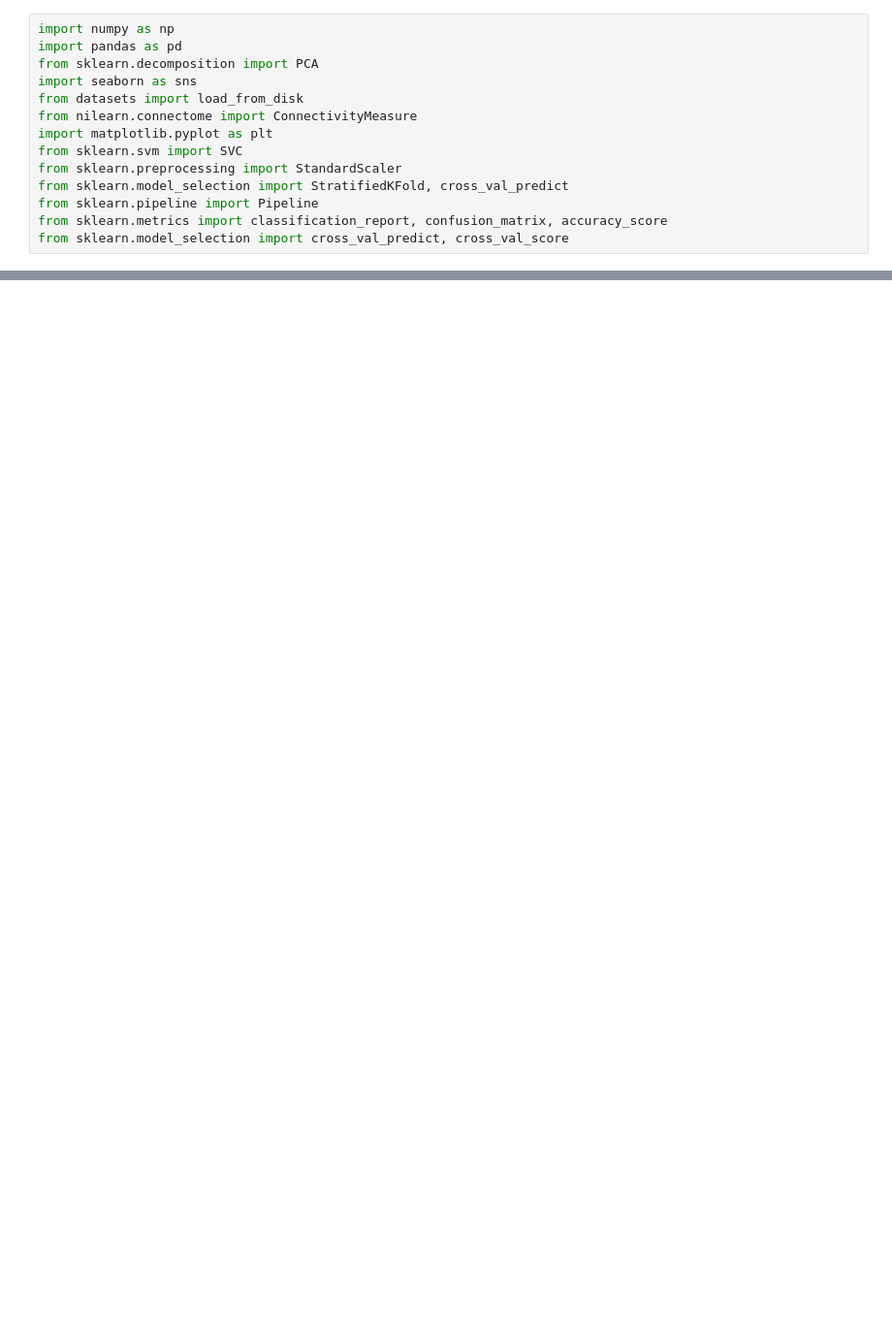
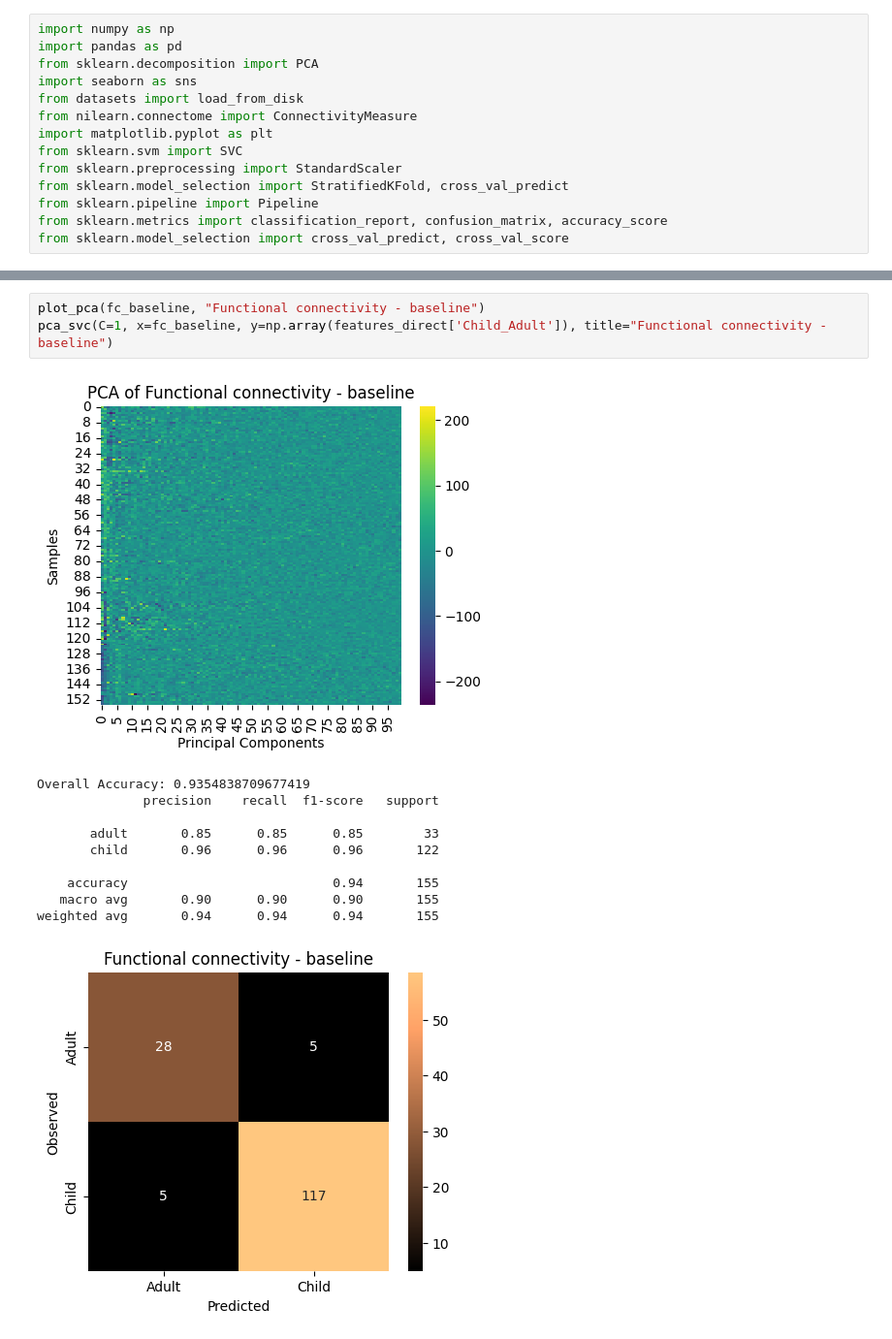
Before and after one commit to htwangtw/hfplayground, a Jupyter notebook: notebooks/inference_finetune_vs_direct.ipynb, the cells around one changed output, grey strips where cells are left out. Shown at 97% size. Saved outputs shown, nothing was run; the diff lists cells and outputs as text; blank space fills up the shorter version.

```diff
--- a/notebooks/inference_finetune_vs_direct.ipynb
+++ b/notebooks/inference_finetune_vs_direct.ipynb
@@ -178,0 +132,15 @@ weighted avg       0.86      0.83      0.84       155
+# %%
+plot_pca(fc_baseline, "Functional connectivity - baseline")
+pca_svc(C=1, x=fc_baseline, y=np.array(features_direct['Child_Adult']), title="Functional connectivity - baseline")
+# %% [output]
+[figure, added]
+Overall Accuracy: 0.9354838709677419
+              precision    recall  f1-score   support
+
+       adult       0.85      0.85      0.85        33
+       child       0.96      0.96      0.96       122
+
+    accuracy                           0.94       155
+   macro avg       0.90      0.90      0.90       155
+weighted avg       0.94      0.94      0.94       155
+[figure, added]
```
Also changed, not shown: parts of 28 cells of this notebook, 4 other files.
